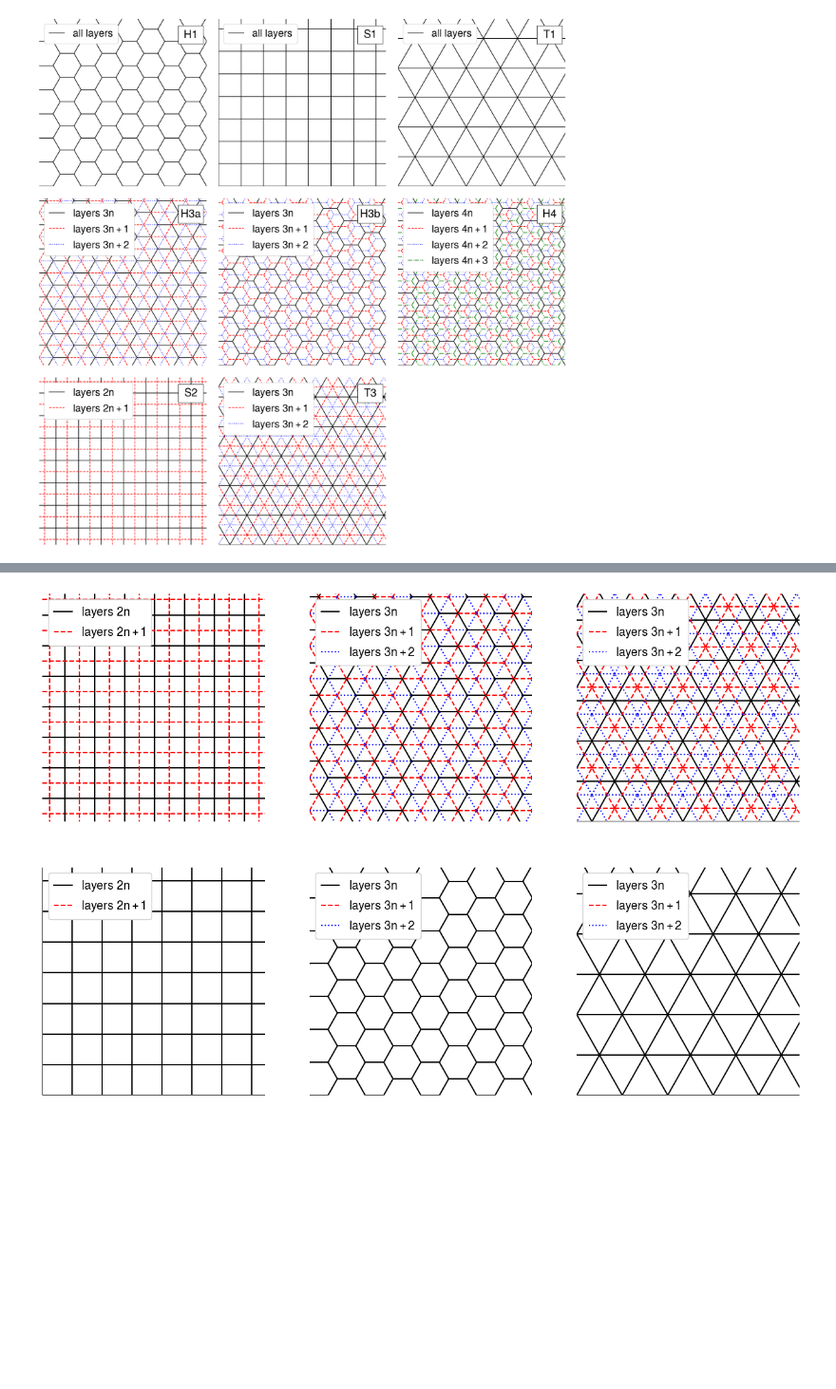
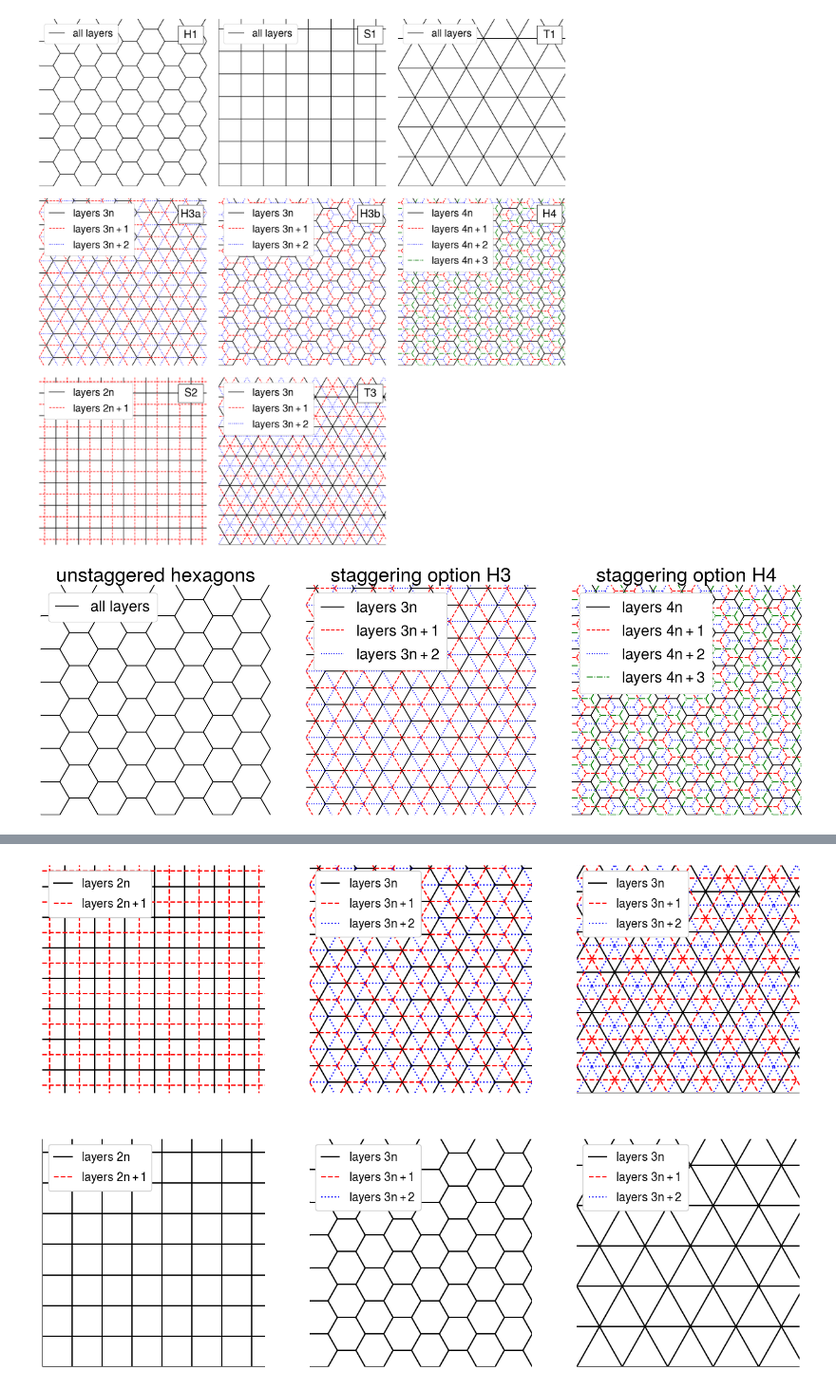
Before and after one commit to sebouh137/staggered_tesselations, a Jupyter notebook: InterleavedHexagons.ipynb, the cells around one changed output, grey strips where cells are left out. Shown at 95% size. Saved outputs shown, nothing was run; the diff lists cells and outputs as text; code cells hidden in the pictures; blank space fills up the shorter version.

```diff
--- a/InterleavedHexagons.ipynb
+++ b/InterleavedHexagons.ipynb
@@ -103,10 +103,11 @@ fig=plt.subplots(figsize=(8,8))
 
 #styles=[dict(color='k', linestyle='-'), dict(color='r', linestyle='--'), dict(color='b', linestyle=':')]
 
-def draw_squares(staggered=True):
+def draw_squares(staggered=True, x0s=np.array((-1/4, 1/4)),
+                y0s=np.array((-1/4, 1/4))):
     s=np.sqrt(np.sqrt(3)*3/2)
-    x0s=np.array((-1/4, 1/4))*s
-    y0s=np.array((-1/4, 1/4))*s
+    #x0s=np.array((-1/4, 1/4))*s
+    #y0s=np.array((-1/4, 1/4))*s
     if not staggered:
         x0s=[0]#np.array(x0s)*.05
         y0s=[0]#np.array(y0s)*.05
@@ -114,8 +115,8 @@ def draw_squares(staggered=True):
     gridsize=10
     for i in range(gridsize+1):
         for style, x0, y0 in zip(styles, x0s, y0s):
-            plt.plot((x0-s, x0+s*gridsize), (y0+s*i, y0+s*i), **style)
-            plt.plot((x0+i*s, x0+i*s), (y0-s, y0+s*gridsize), **style)
+            plt.plot((x0*s-s, x0*s+s*gridsize), (y0*s+s*i, y0*s+s*i), **style)
+            plt.plot((x0*s+i*s, x0*s+i*s), (y0*s-s, y0*s+s*gridsize), **style)
 
 
 draw_squares(True)
@@ -176,3 +177,43 @@ plt.savefig("tesselations.pdf")
 plt.show()
 # %% [output]
 [figure]
+# %%
+fig, axs = plt.subplots(1, 3, figsize=(18, 6),sharex=True, sharey=True)
+
+draw_funcs=[draw_hexagons]*3
+stagger=(False, True, True)
+add_args=({},
+          dict(x0s=(-1/2, 1/2, 0),y0s=(-np.sqrt(3)/6, -np.sqrt(3)/6, np.sqrt(3)/3)),
+         dict(x0s=(0, 3/4, -3/4,0),y0s=(0, np.sqrt(3)/4,np.sqrt(3)/4, np.sqrt(3)/2)))
+nlayergroups=(1, 3, 4)
+
+names="unstaggered hexagons","staggering option H3","staggering option H4"
+
+for i in range(3):
+    plt.sca(axs[i])
+    draw_funcs[i](stagger[i], **(add_args[i]))
+    plt.axis("off")
+    if nlayergroups[i]!=1:
+        labels=[f"layers ${nlayergroups[i]}n$"] + [f"layers ${nlayergroups[i]}n+{j}$" for j in range(1,nlayergroups[i])]
+    else :
+        labels=["all layers"]
+    handles=[]
+    for k in range(nlayergroups[i]):
+        handles.append(plt.plot([],[], **styles[k],label=labels[k])[0])
+
+    plt.legend(framealpha=1, loc='upper left', frameon=True, fontsize=24)#, title=names[i])
+    plt.gca().set_aspect(1)
+    #import matplotlib as mpl
+    #a=0.83,0.85
+    #w,h=0.15, 0.11
+    #plt.gca().add_patch(mpl.patches.Rectangle(a, w,h, transform=plt.gca().transAxes, facecolor='w',
+    #                                         zorder=3, edgecolor='k'))
+    plt.title(names[i])
+
+plt.xlim(0,12)
+plt.ylim(0,12)
+plt.tight_layout()
+plt.savefig("images/tesselations_hex_only.pdf")
+plt.show()
+# %% [output]
+[figure, added]
```
Also changed, not shown: parts of 2 cells of this notebook, 19 other files.
